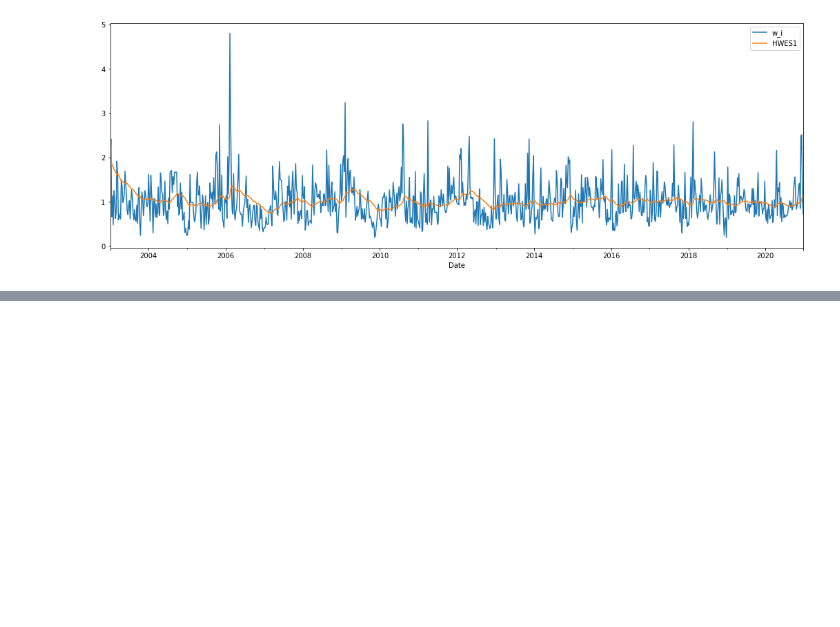
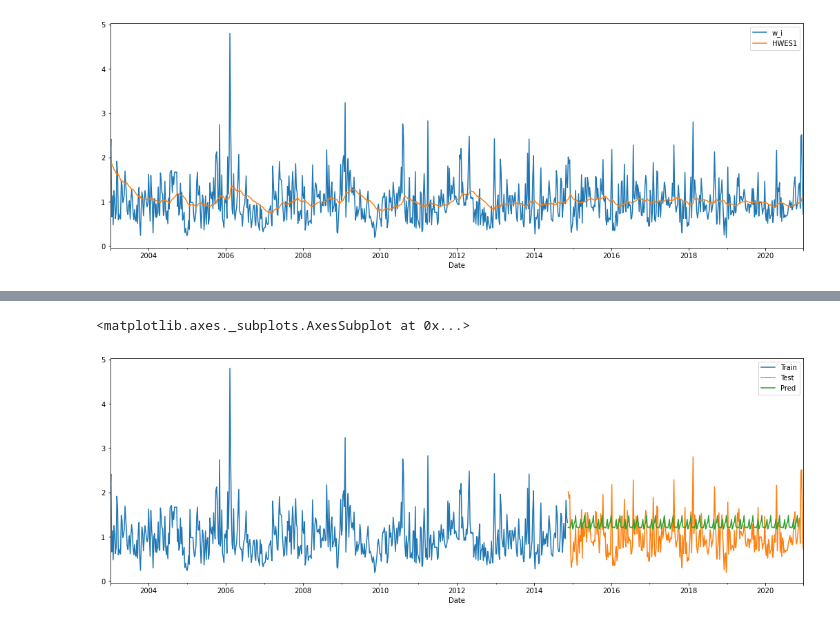
Before and after one commit to ADv0rnik/Data-analysis-for-JER, a Jupyter notebook: Holt_winters_model.ipynb, the cells around one changed output, grey strips where cells are left out. Cells and saved outputs as stored; diff of their text form; code cells hidden in the pictures; blank space fills up the shorter version.

```diff
--- a/Holt_winters_model.ipynb
+++ b/Holt_winters_model.ipynb
@@ -122,0 +151,3 @@ df[['w_i','HWES1']].plot(figsize = (18,6))
+# %%
+train_df = df[:620]
+train_df.tail()
@@ -122,0 +162,3 @@ df[['w_i','HWES1']].plot(figsize = (18,6))
+# %%
+test_df = df[620:]
+test_df.head()
@@ -122,0 +173,10 @@ df[['w_i','HWES1']].plot(figsize = (18,6))
+# %%
+fitted_model = ExponentialSmoothing(train_df['w_i'], trend='add',seasonal='mul',seasonal_periods=12).fit()
+test_predictions = fitted_model.forecast(312)
+
+train_df['w_i'].plot(legend=True, label='Train')
+test_df['w_i'].plot(legend=True, label= 'Test', figsize = (18,6))
+test_predictions.plot(legend=True, label= 'Pred')
+# %% [output]
+<matplotlib.axes._subplots.AxesSubplot at 0x...>
+[figure, added]
```
Also changed, not shown: parts of 11 cells of this notebook.
